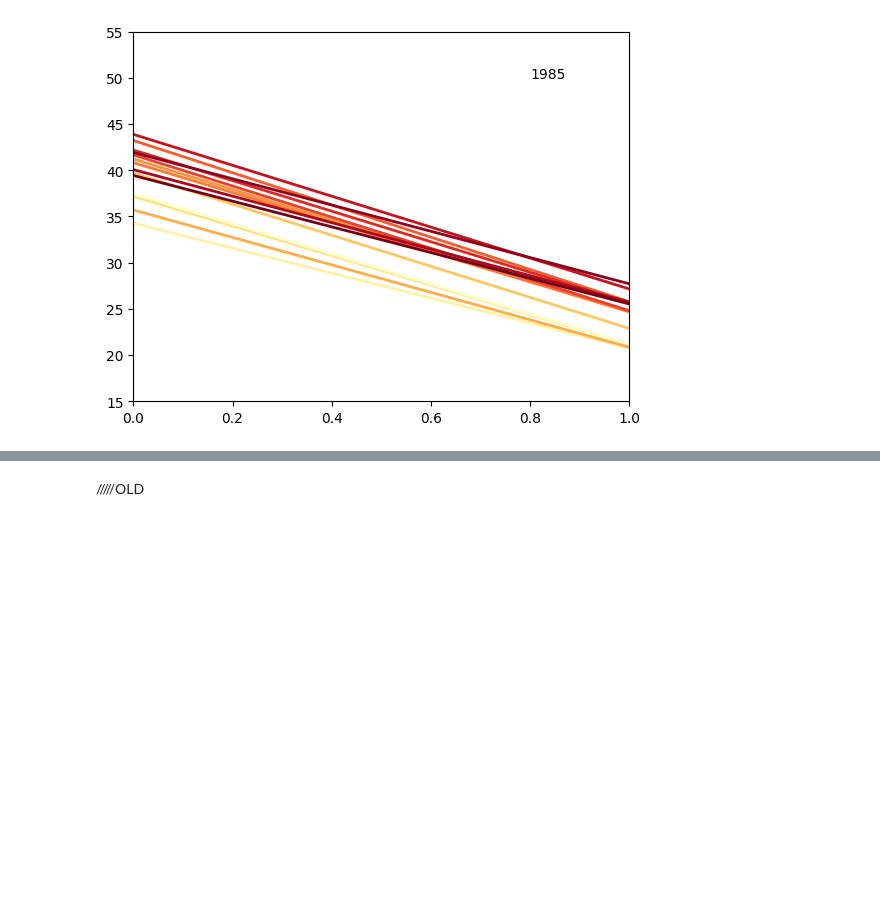
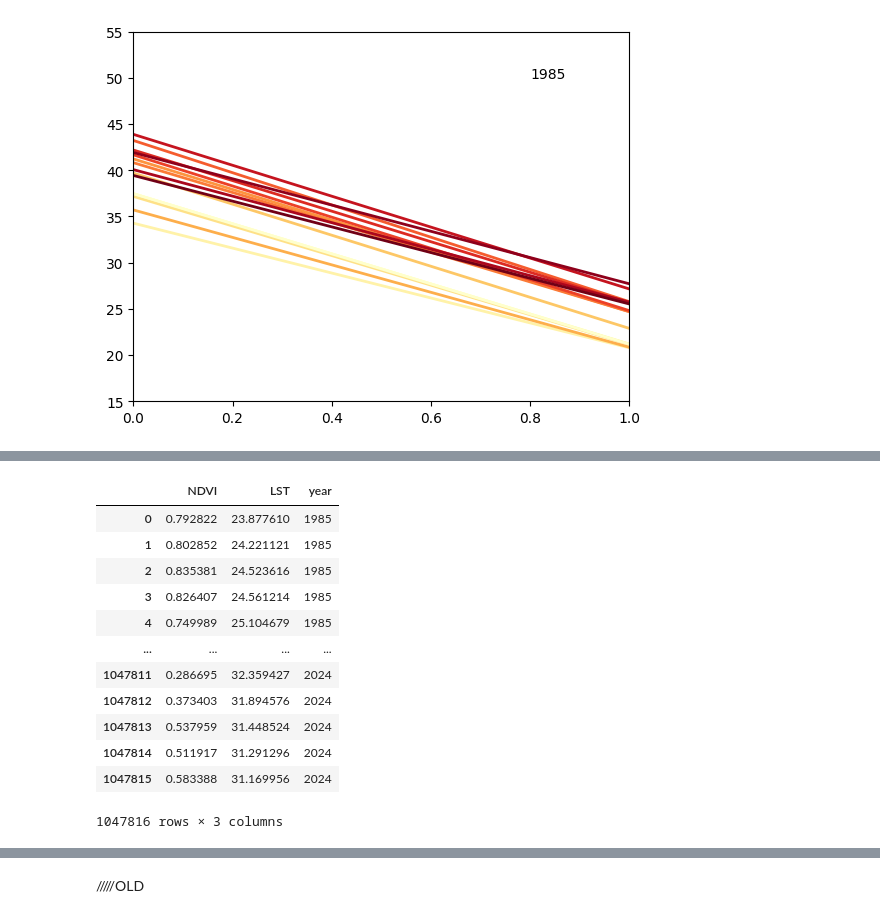
Before and after one commit to MinaKimBebi/Urban_Heat_Zurich_sds210_mbebi, a Jupyter notebook: notebooks/heattrends_in_Zurich.ipynb, the cells around one changed output, grey strips where cells are left out. Drawn from its saved outputs; the diff is of its cells as text; code cells hidden in the pictures; blank space fills up the shorter version.

```diff
--- a/notebooks/heattrends_in_Zurich.ipynb
+++ b/notebooks/heattrends_in_Zurich.ipynb
@@ -331,0 +338,11 @@ display(HTML(ani.to_jshtml()))
+# %%
+NDVI_count = pd.DataFrame(columns=["year", "count"])
+threshold = 0.3## mit oben synchronisieren
+for year in NDVI.time.values:
+    pixels = NDVI.sel(time = year).values
+    count = np.sum(pixels <= threshold) #numer of pixels containing vegetation
+    print(count)
+    NDVI_count.loc[len(NDVI_count)] = [year, count]
+
+
+NDVI_count.to_csv("../data/processed/NDVI_count.csv", index = False)## make ordner reproducable
@@ -331,0 +364,33 @@ display(HTML(ani.to_jshtml()))
+# %%
+rows = []
+
+for year in NDVI.time.values:
+
+    ndvi_vals = NDVI.sel(time=year).values.flatten()
+    lst_vals = LST.sel(time=year).values.flatten()
+
+    for ndvi, lst in zip(ndvi_vals, lst_vals):
+        rows.append({
+            "NDVI": ndvi,
+            "LST": lst,
+            "year": year
+        })
+
+NDVI_LST = pd.DataFrame(rows)
+
+NDVI_LST.to_csv("../data/processed/NDVI_LST.csv", index = False)## make ordner reproducable
+NDVI_LST
+# %% [output]
+|  | NDVI | LST | year |
+| 0 | 0.792822 | 23.877610 | 1985 |
+| 1 | 0.802852 | 24.221121 | 1985 |
+| 2 | 0.835381 | 24.523616 | 1985 |
+| 3 | 0.826407 | 24.561214 | 1985 |
+| 4 | 0.749989 | 25.104679 | 1985 |
+| ... | ... | ... | ... |
+| 1047811 | 0.286695 | 32.359427 | 2024 |
+| 1047812 | 0.373403 | 31.894576 | 2024 |
+| 1047813 | 0.537959 | 31.448524 | 2024 |
+| 1047814 | 0.511917 | 31.291296 | 2024 |
+| 1047815 | 0.583388 | 31.169956 | 2024 |
+1047816 rows × 3 columns
```
Also changed, not shown: parts of 6 cells of this notebook.
